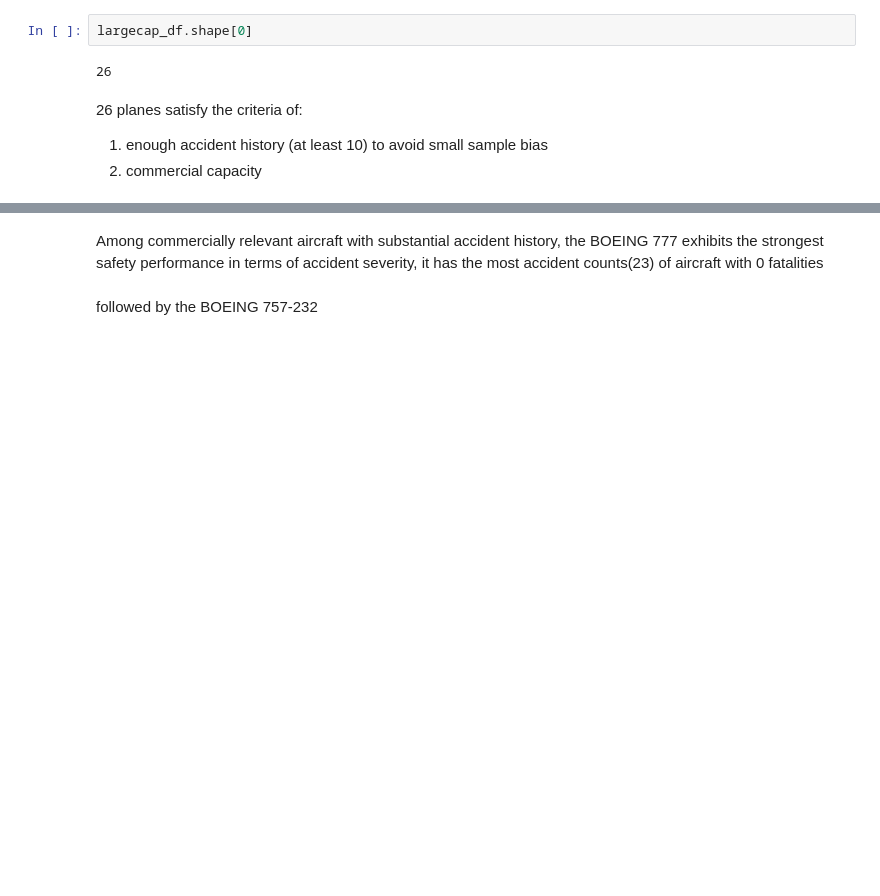
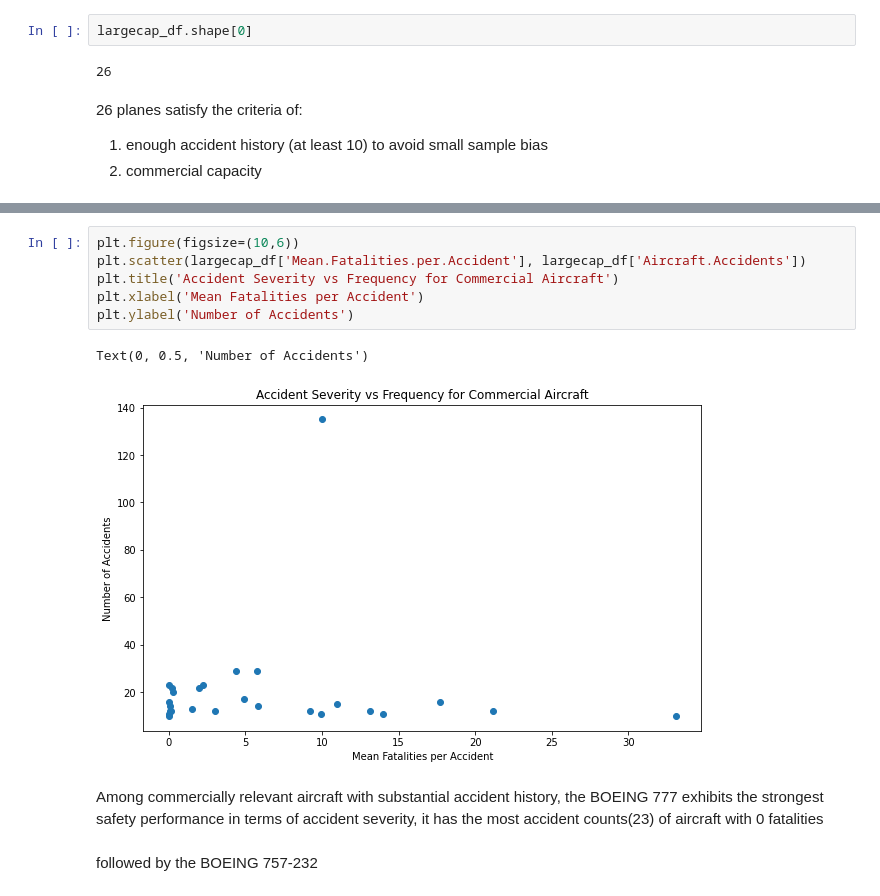
Before and after one commit to justmawi-dot/phaseONEproject, a Jupyter notebook: student.ipynb, the cells around one changed output, grey strips where cells are left out. Drawn from its saved outputs; the diff is of its cells as text; blank space fills up the shorter version.

```diff
--- a/student.ipynb
+++ b/student.ipynb
@@ -368,3 +344,12 @@ largecap_df.sort_values('Mean.Fatalities.per.Accident', ascending=True)
+# %%
+plt.figure(figsize=(10,6))
+plt.scatter(largecap_df['Mean.Fatalities.per.Accident'], largecap_df['Aircraft.Accidents'])
+plt.title('Accident Severity vs Frequency for Commercial Aircraft')
+plt.xlabel('Mean Fatalities per Accident')
+plt.ylabel('Number of Accidents')
+# %% [output]
+Text(0, 0.5, 'Number of Accidents')
+[figure, added]
 # %% [markdown]
 Among commercially relevant aircraft with substantial accident history, the BOEING 777 exhibits the strongest safety performance in terms of accident severity, it has the most accident counts(23) of aircraft with 0 fatalities
 # %% [markdown]
```
Also changed, not shown: parts of 29 cells of this notebook, 1 other file.
